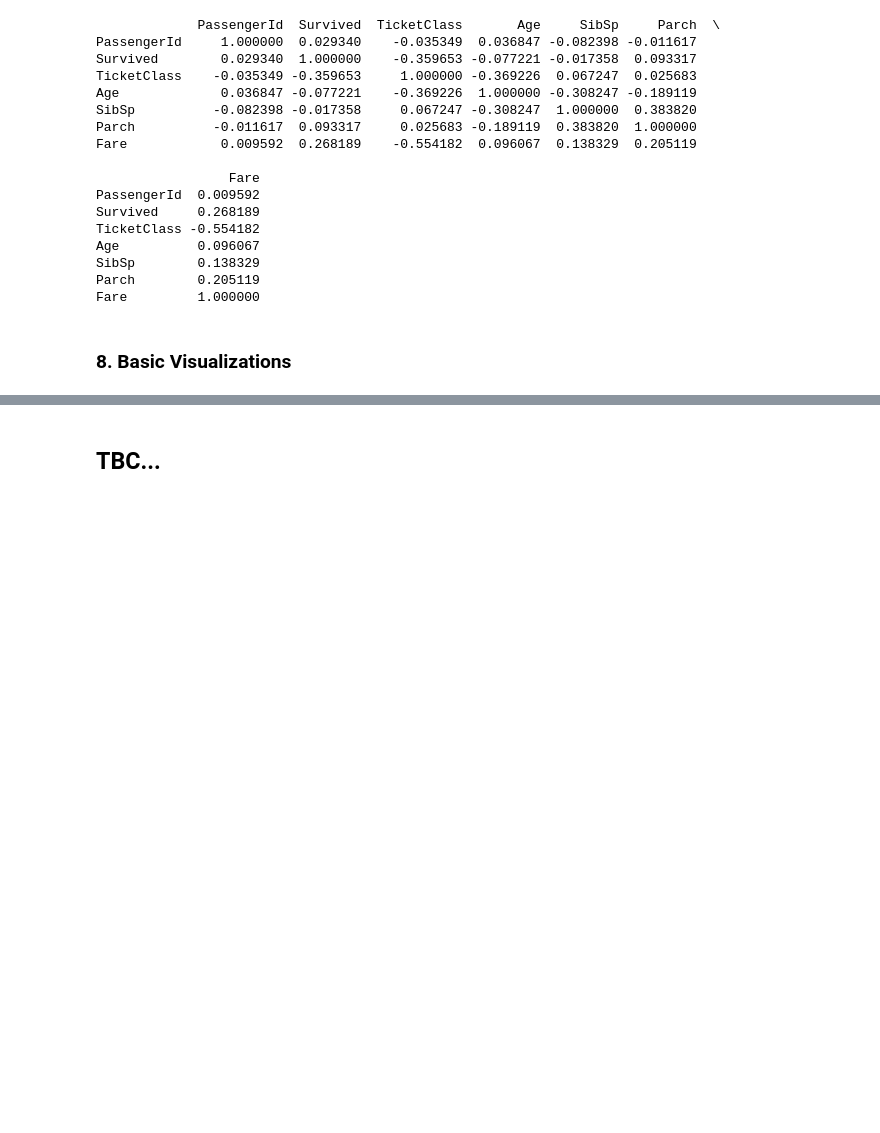
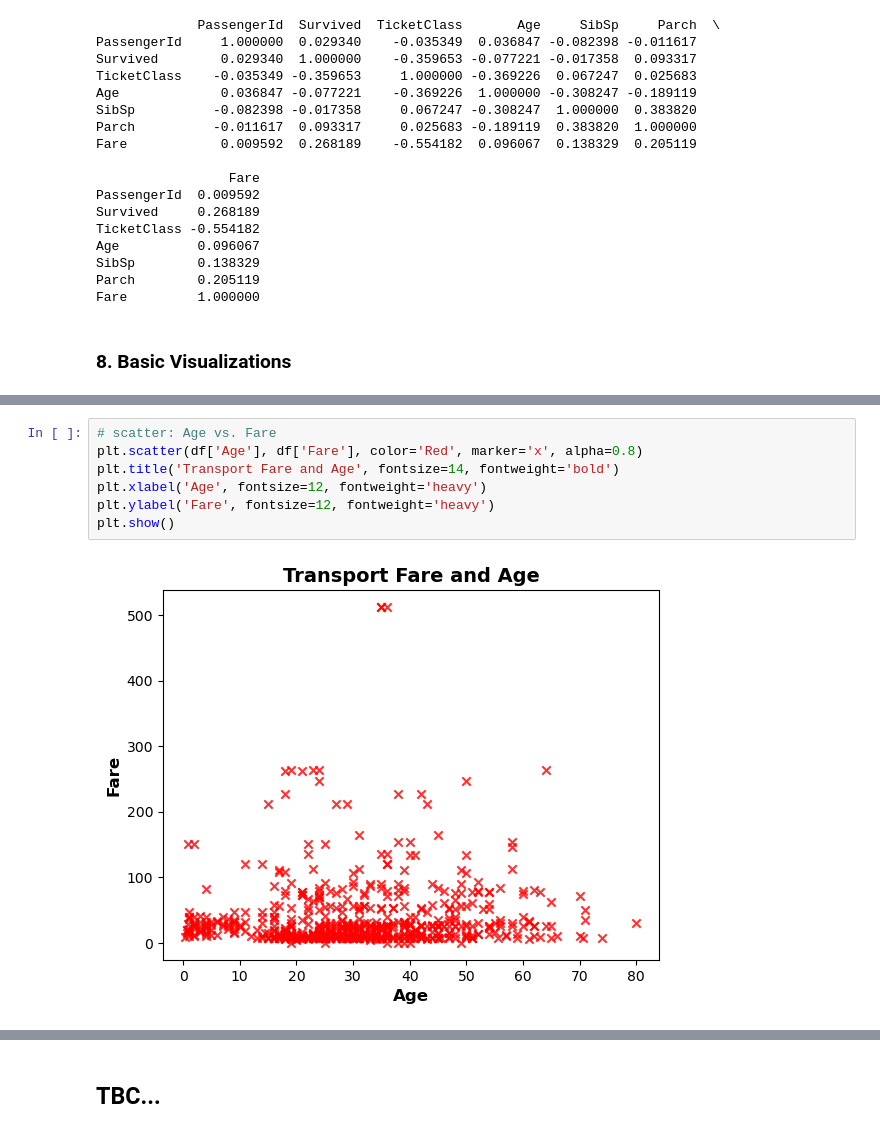
Before and after one commit to Lamerck/ML-Mentorship-Sessions, a Jupyter notebook: eda_1/basics_of_eda.ipynb, the cells around one changed output, grey strips where cells are left out. Cells and saved outputs as stored; diff of their text form; blank space fills up the shorter version.

```diff
--- a/eda_1/basics_of_eda.ipynb
+++ b/eda_1/basics_of_eda.ipynb
@@ -274,0 +286,9 @@ plt.show()
+# %%
+# scatter: Age vs. Fare
+plt.scatter(df['Age'], df['Fare'], color='Red', marker='x', alpha=0.8)
+plt.title('Transport Fare and Age', fontsize=14, fontweight='bold')
+plt.xlabel('Age', fontsize=12, fontweight='heavy')
+plt.ylabel('Fare', fontsize=12, fontweight='heavy')
+plt.show()
+# %% [output]
+[figure, added]
```
Also changed, not shown: parts of 9 cells of this notebook.
